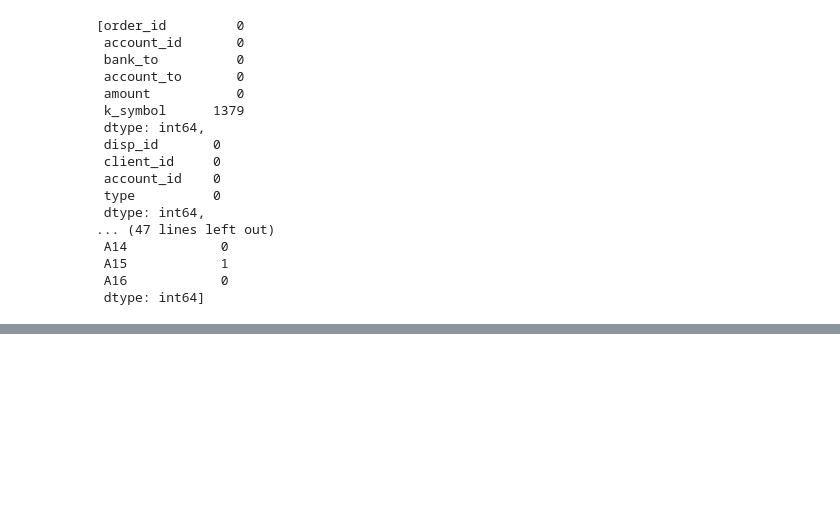
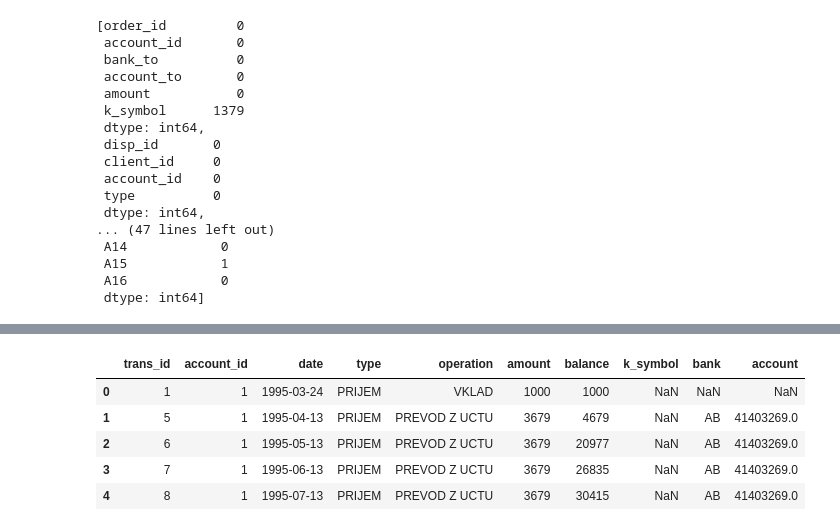
Before and after one commit to kangand/1000ml, a Jupyter notebook: unit4_project/Data prep.ipynb, the cells around one changed output, grey strips where cells are left out. Cells and saved outputs as stored; diff of their text form; code cells hidden in the pictures; blank space fills up the shorter version.

```diff
--- a/unit4_project/Data prep.ipynb
+++ b/unit4_project/Data prep.ipynb
@@ -70,0 +321,10 @@ tables_list = [order, disp, account, card, client, loan, trans, district]
+# %%
+# trans
+trans.head()
+# %% [output]
+|  | trans_id | account_id | date | type | operation | amount | balance | k_symbol | bank | account |
+| 0 | 1 | 1 | 1995-03-24 | PRIJEM | VKLAD | 1000 | 1000 | NaN | NaN | NaN |
+| 1 | 5 | 1 | 1995-04-13 | PRIJEM | PREVOD Z UCTU | 3679 | 4679 | NaN | AB | 41403269.0 |
+| 2 | 6 | 1 | 1995-05-13 | PRIJEM | PREVOD Z UCTU | 3679 | 20977 | NaN | AB | 41403269.0 |
+| 3 | 7 | 1 | 1995-06-13 | PRIJEM | PREVOD Z UCTU | 3679 | 26835 | NaN | AB | 41403269.0 |
+| 4 | 8 | 1 | 1995-07-13 | PRIJEM | PREVOD Z UCTU | 3679 | 30415 | NaN | AB | 41403269.0 |
```
Also changed, not shown: parts of 40 cells of this notebook, 1 other file.
